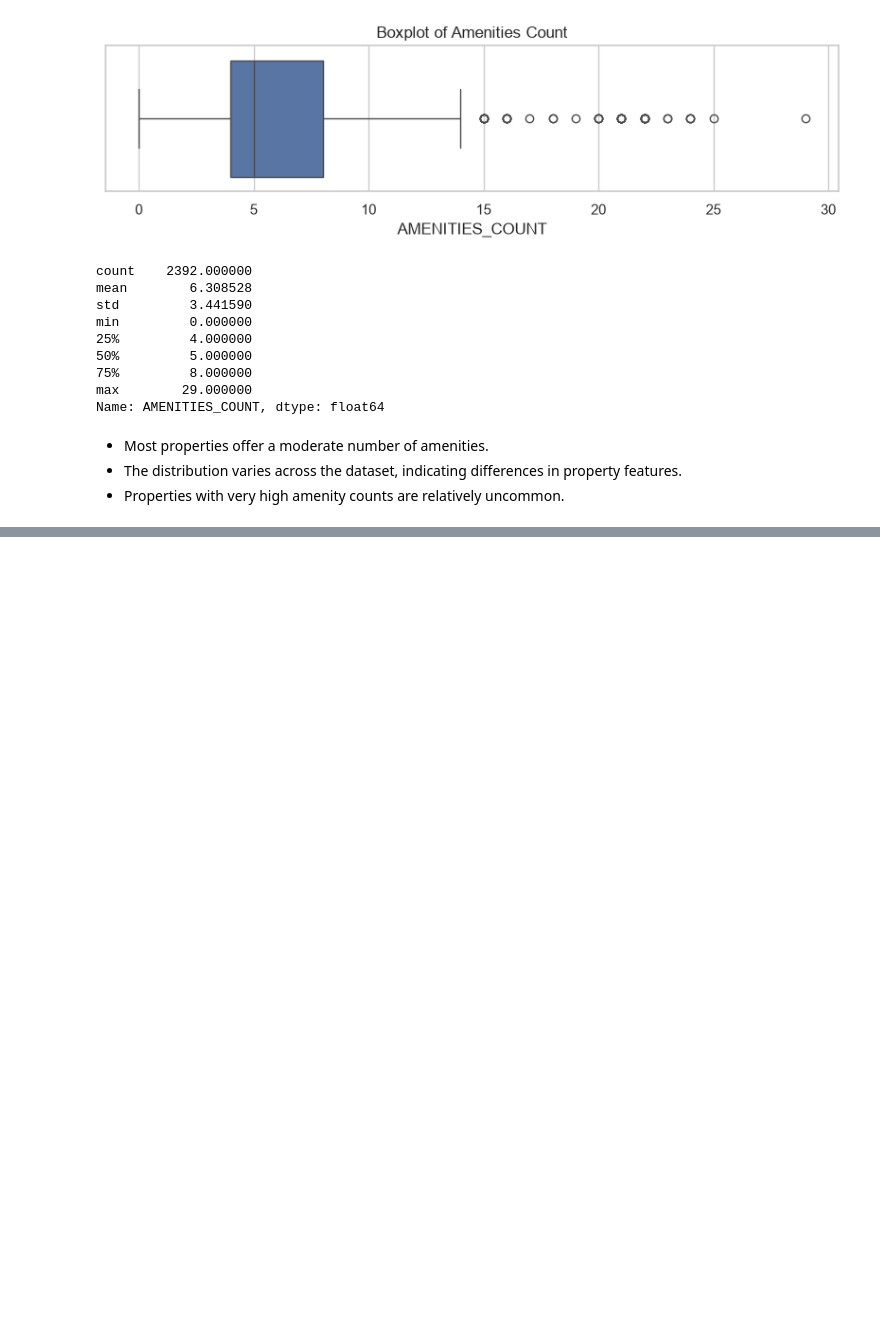
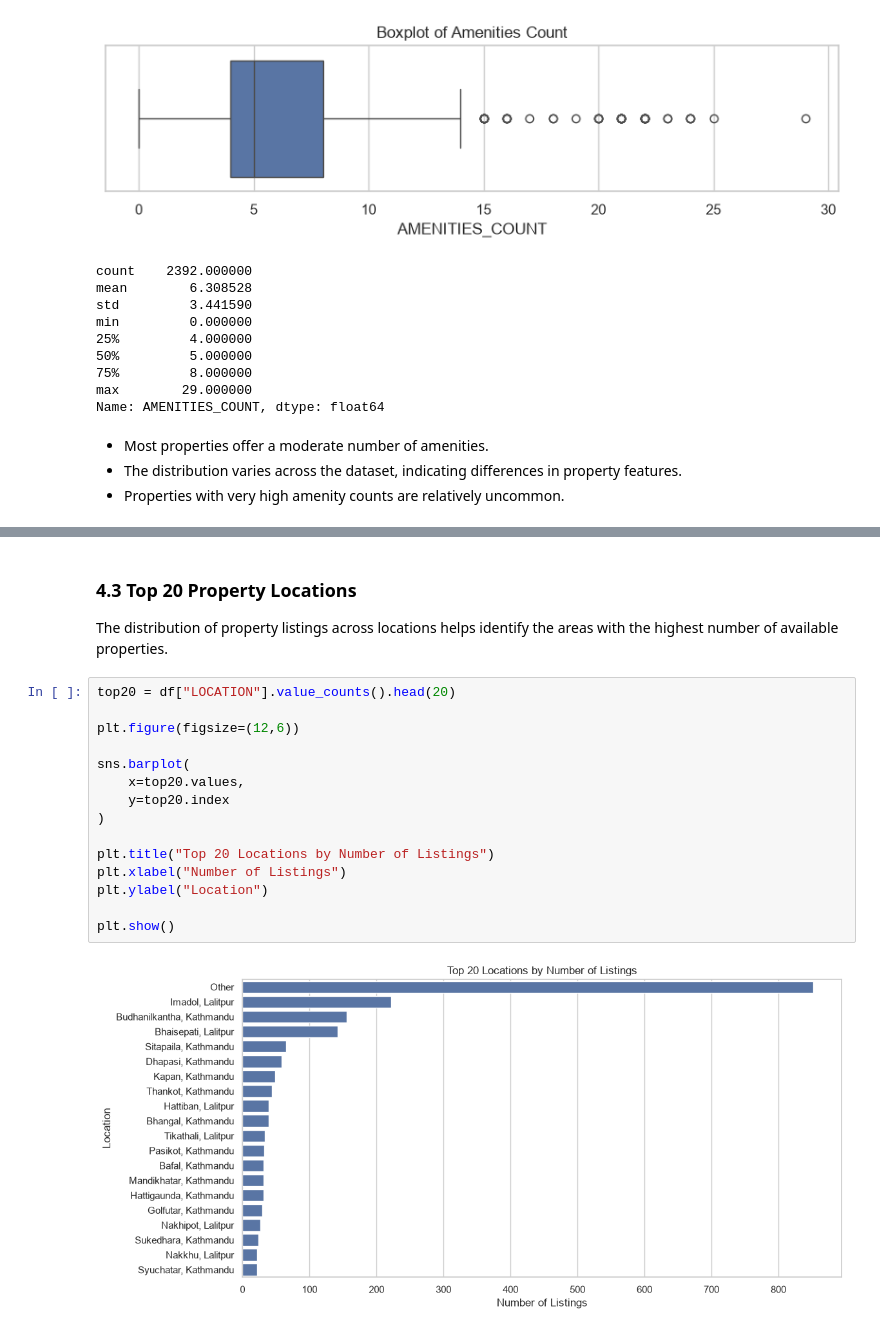
Before and after one commit to ishan2021/House-Price-Prediction-ML-Project, a Jupyter notebook: notebooks/03_EDA.ipynb, the cells around one changed output, grey strips where cells are left out. Saved outputs shown, nothing was run; the diff lists cells and outputs as text; blank space fills up the shorter version.

```diff
--- a/notebooks/03_EDA.ipynb
+++ b/notebooks/03_EDA.ipynb
@@ -522,0 +575,21 @@ Name: AMENITIES_COUNT, dtype: float64
+# %% [markdown]
+### 4.3 Top 20 Property Locations
+
+The distribution of property listings across locations helps identify the areas with the highest number of available properties.
+# %%
+top20 = df["LOCATION"].value_counts().head(20)
+
+plt.figure(figsize=(12,6))
+
+sns.barplot(
+    x=top20.values,
+    y=top20.index
+)
+
+plt.title("Top 20 Locations by Number of Listings")
+plt.xlabel("Number of Listings")
+plt.ylabel("Location")
+
+plt.show()
+# %% [output]
+[figure, added]
```
Also changed, not shown: parts of 20 cells of this notebook.
